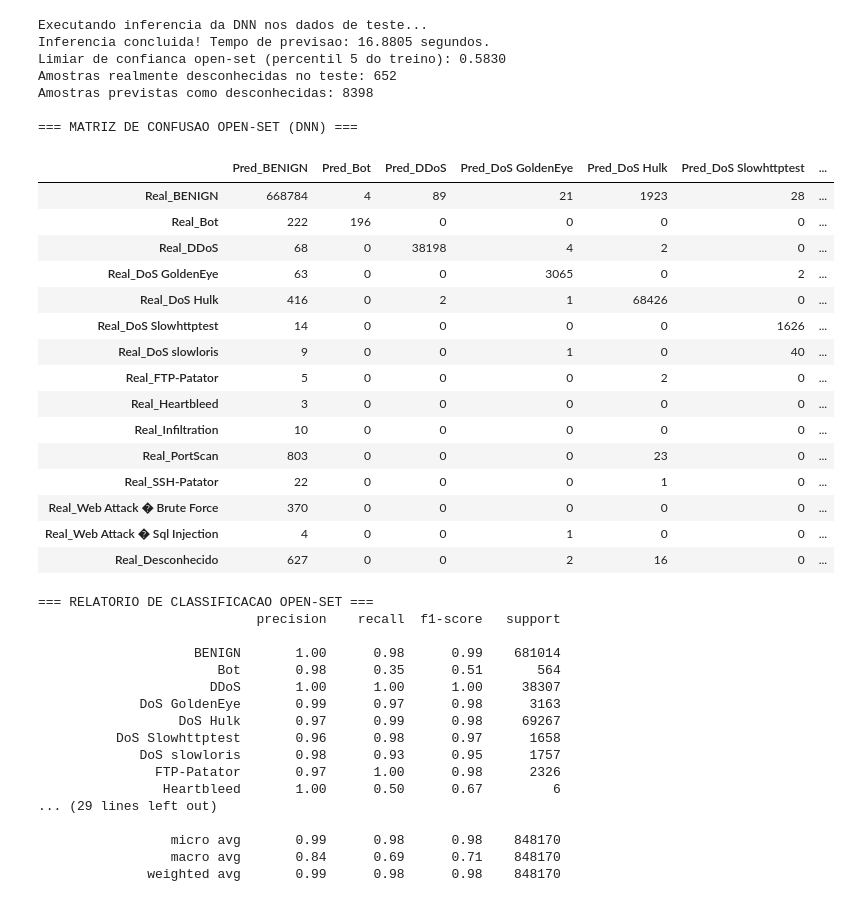
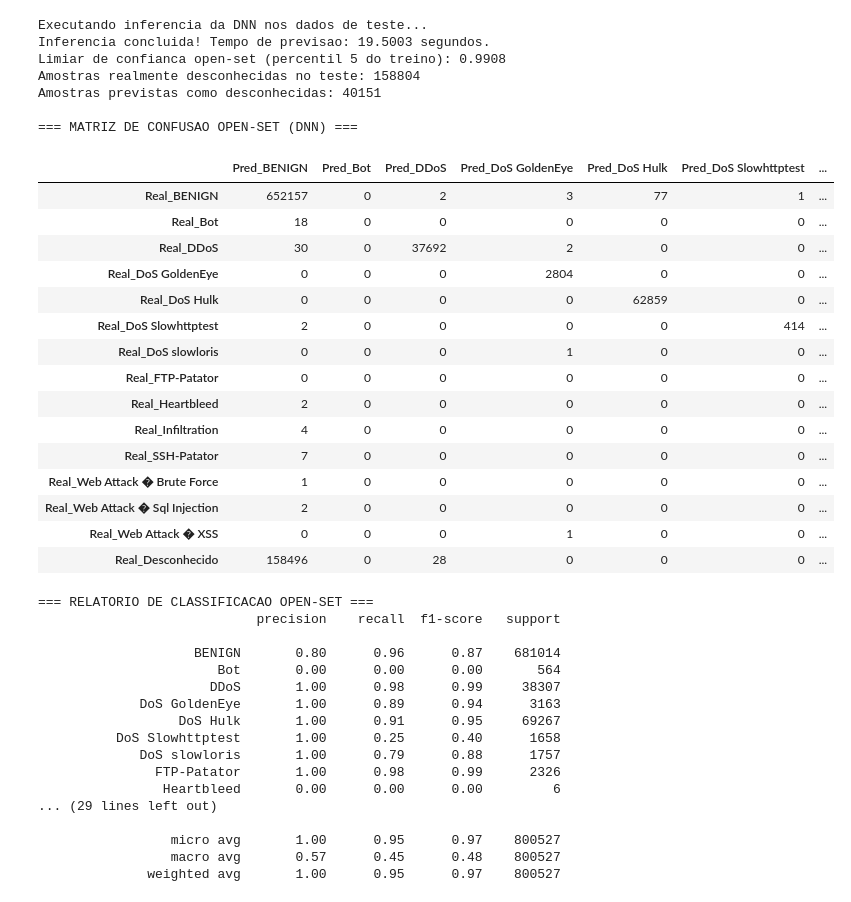
Before and after one commit to dubortoto/Laboratorio-TCC, a Jupyter notebook: scripts/Treinamento DNN/Treinamento DNN - cicids2017 - Sem Portscan.ipynb, the cells around one changed output. Saved outputs shown, nothing was run; the diff lists cells and outputs as text; code cells hidden in the pictures.

```diff
--- a/Treinamento DNN - Sem XSS.ipynb
+++ b/scripts/Treinamento DNN/Treinamento DNN - cicids2017 - Sem Portscan.ipynb
@@ -20,10 +20,10 @@ from sklearn.preprocessing import LabelEncoder
 from sklearn.metrics import classification_report, confusion_matrix
 # %%
 # Definindo os caminho da nova pasta no PC pessoal
-caminho_pasta_tratado = './dataset tratado'
+caminho_pasta_tratado = '../dataset tratado/cicids2017/'
 
-nome_dados_treinamento = 'cicids2017_treinamento_sem_XSS.csv'
-nome_dados_teste = 'cicids2017_teste_com_XSS.csv'
+nome_dados_treinamento = 'cicids2017_treinamento_sem_portscan.csv'
+nome_dados_teste = 'cicids2017_teste_com_portscan.csv'
 # %%
 # 1. Carregando o input a partir dos CSVs de dados JÁ TRATADOS
 print("Carregando os datasets tratados em CSV...")
@@ -146,7 +146,7 @@ print(f"Inferencia concluida! Tempo de previsao: {tempo_teste_dnn:.4f} segundos.
 # Esta e uma baseline simples; voce pode ajustar depois (1, 5, 10, ...).
 train_probabilidades = dnn_model.predict(X_treino, verbose=0)
 max_confidence_treino = np.max(train_probabilidades, axis=1)
-open_set_threshold = np.percentile(max_confidence_treino, 1)
+open_set_threshold = np.percentile(max_confidence_treino, 5)
 print(f"Limiar de confianca open-set (percentil 5 do treino): {open_set_threshold:.4f}")
 
 unknown_label = "Desconhecido"
@@ -195,66 +195,66 @@ def color_confusion_matrix(data):
                 styles.iat[i, j] = "background-color: #ffc7ce; color: #9c0006; font-weight: bold;"
 
     return styles
 
 display(
     cm_df.style
         .apply(color_confusion_matrix, axis=None)
         .format("{:.0f}")
 )
 
 print("\n=== RELATORIO DE CLASSIFICACAO OPEN-SET ===")
 print(classification_report(y_teste_open_set, previsoes_open_set, labels=labels_open_set, zero_division=0))
 
 # Opcional: desempenho somente nas classes conhecidas
 known_mask = pd.Series(y_teste).isin(encoder.classes_).values
 labels_known = sorted(list(encoder.classes_))
 print("\n=== RELATORIO SOMENTE CLASSES CONHECIDAS ===")
 print(
     classification_report(
         y_teste[known_mask],
         previsoes_open_set[known_mask],
         labels=labels_known,
         zero_division=0
     )
 )
 # %% [output]
 Executando inferencia da DNN nos dados de teste...
-Inferencia concluida! Tempo de previsao: 16.8805 segundos.
-Limiar de confianca open-set (percentil 5 do treino): 0.5830
-Amostras realmente desconhecidas no teste: 652
-Amostras previstas como desconhecidas: 8398
+Inferencia concluida! Tempo de previsao: 19.5003 segundos.
+Limiar de confianca open-set (percentil 5 do treino): 0.9908
+Amostras realmente desconhecidas no teste: 158804
+Amostras previstas como desconhecidas: 40151
 
 === MATRIZ DE CONFUSAO OPEN-SET (DNN) ===
 |  | Pred_BENIGN | Pred_Bot | Pred_DDoS | Pred_DoS GoldenEye | Pred_DoS Hulk | Pred_DoS Slowhttptest | ... |
-| Real_BENIGN | 668784 | 4 | 89 | 21 | 1923 | 28 | ... |
-| Real_Bot | 222 | 196 | 0 | 0 | 0 | 0 | ... |
-| Real_DDoS | 68 | 0 | 38198 | 4 | 2 | 0 | ... |
-| Real_DoS GoldenEye | 63 | 0 | 0 | 3065 | 0 | 2 | ... |
-| Real_DoS Hulk | 416 | 0 | 2 | 1 | 68426 | 0 | ... |
-| Real_DoS Slowhttptest | 14 | 0 | 0 | 0 | 0 | 1626 | ... |
-| Real_DoS slowloris | 9 | 0 | 0 | 1 | 0 | 40 | ... |
-| Real_FTP-Patator | 5 | 0 | 0 | 0 | 2 | 0 | ... |
-| Real_Heartbleed | 3 | 0 | 0 | 0 | 0 | 0 | ... |
-| Real_Infiltration | 10 | 0 | 0 | 0 | 0 | 0 | ... |
-| Real_PortScan | 803 | 0 | 0 | 0 | 23 | 0 | ... |
-| Real_SSH-Patator | 22 | 0 | 0 | 0 | 1 | 0 | ... |
-| Real_Web Attack � Brute Force | 370 | 0 | 0 | 0 | 0 | 0 | ... |
-| Real_Web Attack � Sql Injection | 4 | 0 | 0 | 1 | 0 | 0 | ... |
-| Real_Desconhecido | 627 | 0 | 0 | 2 | 16 | 0 | ... |
+| Real_BENIGN | 652157 | 0 | 2 | 3 | 77 | 1 | ... |
+| Real_Bot | 18 | 0 | 0 | 0 | 0 | 0 | ... |
+| Real_DDoS | 30 | 0 | 37692 | 2 | 0 | 0 | ... |
+| Real_DoS GoldenEye | 0 | 0 | 0 | 2804 | 0 | 0 | ... |
+| Real_DoS Hulk | 0 | 0 | 0 | 0 | 62859 | 0 | ... |
+| Real_DoS Slowhttptest | 2 | 0 | 0 | 0 | 0 | 414 | ... |
+| Real_DoS slowloris | 0 | 0 | 0 | 1 | 0 | 0 | ... |
+| Real_FTP-Patator | 0 | 0 | 0 | 0 | 0 | 0 | ... |
+| Real_Heartbleed | 2 | 0 | 0 | 0 | 0 | 0 | ... |
+| Real_Infiltration | 4 | 0 | 0 | 0 | 0 | 0 | ... |
+| Real_SSH-Patator | 7 | 0 | 0 | 0 | 0 | 0 | ... |
+| Real_Web Attack � Brute Force | 1 | 0 | 0 | 0 | 0 | 0 | ... |
+| Real_Web Attack � Sql Injection | 2 | 0 | 0 | 0 | 0 | 0 | ... |
+| Real_Web Attack � XSS | 0 | 0 | 0 | 1 | 0 | 0 | ... |
+| Real_Desconhecido | 158496 | 0 | 28 | 0 | 0 | 0 | ... |
 === RELATORIO DE CLASSIFICACAO OPEN-SET ===
                             precision    recall  f1-score   support
 
-                    BENIGN       1.00      0.98      0.99    681014
-                       Bot       0.98      0.35      0.51       564
-                      DDoS       1.00      1.00      1.00     38307
-             DoS GoldenEye       0.99      0.97      0.98      3163
-                  DoS Hulk       0.97      0.99      0.98     69267
-          DoS Slowhttptest       0.96      0.98      0.97      1658
-             DoS slowloris       0.98      0.93      0.95      1757
-               FTP-Patator       0.97      1.00      0.98      2326
-                Heartbleed       1.00      0.50      0.67         6
+                    BENIGN       0.80      0.96      0.87    681014
+                       Bot       0.00      0.00      0.00       564
+                      DDoS       1.00      0.98      0.99     38307
+             DoS GoldenEye       1.00      0.89      0.94      3163
+                  DoS Hulk       1.00      0.91      0.95     69267
+          DoS Slowhttptest       1.00      0.25      0.40      1658
+             DoS slowloris       1.00      0.79      0.88      1757
+               FTP-Patator       1.00      0.98      0.99      2326
+                Heartbleed       0.00      0.00      0.00         6
 ... (29 lines left out)
 
-                 micro avg       0.99      0.98      0.98    848170
-                 macro avg       0.84      0.69      0.71    848170
-              weighted avg       0.99      0.98      0.98    848170
+                 micro avg       1.00      0.95      0.97    800527
+                 macro avg       0.57      0.45      0.48    800527
+              weighted avg       1.00      0.95      0.97    800527
```
Also changed, not shown: parts of 3 cells of this notebook, 10 other files.
